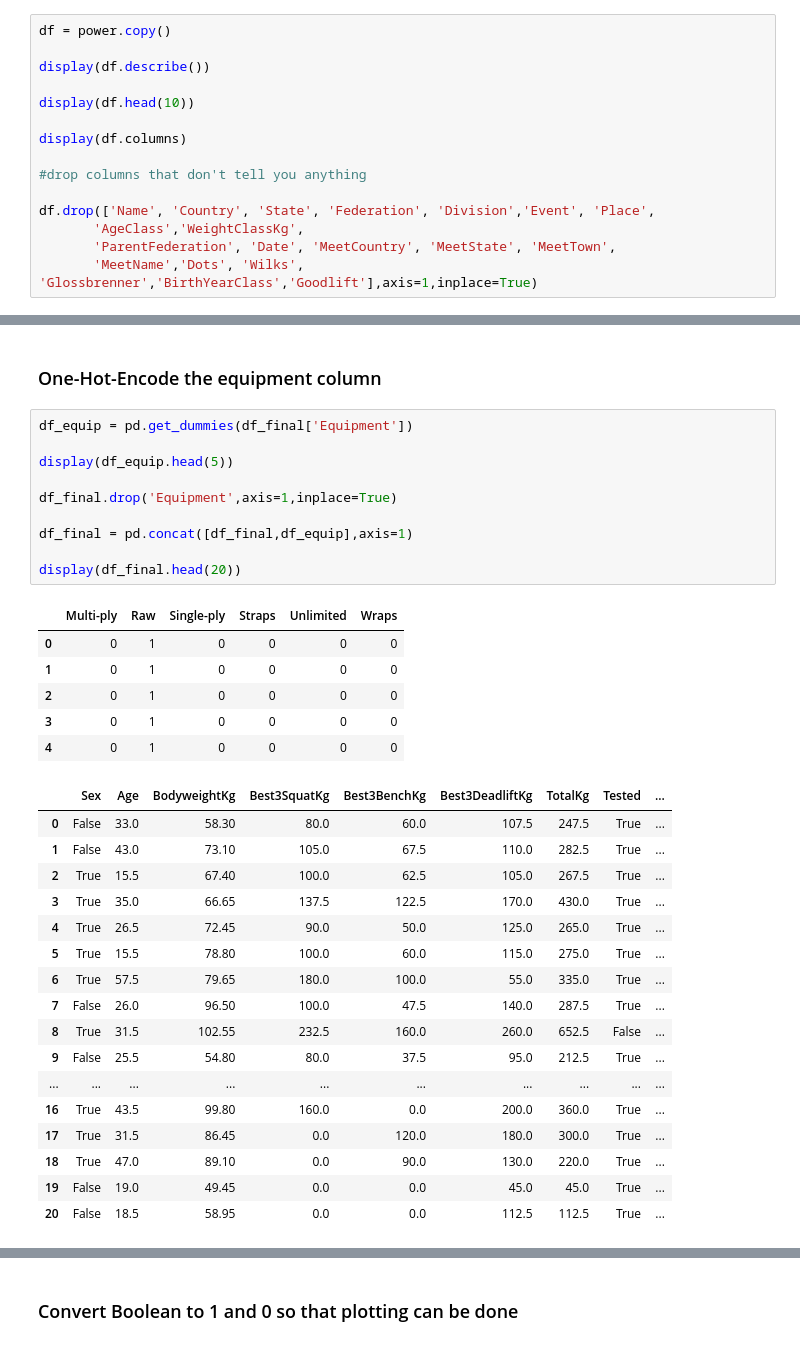
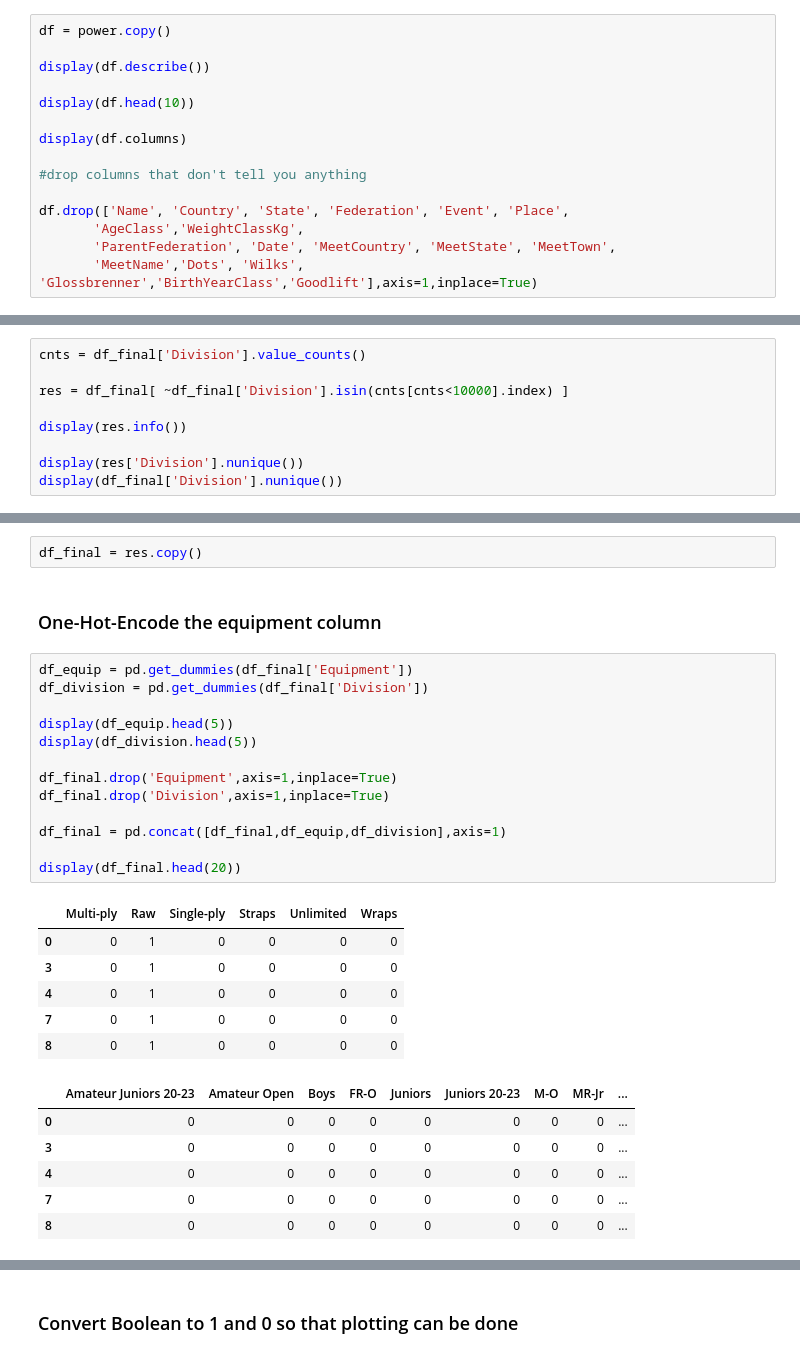
Before and after one commit to pbounds10/applliedML-5156_project, a Jupyter notebook: src/powerlifting.ipynb, the cells around one changed output, grey strips where cells are left out. Saved outputs shown, nothing was run; the diff lists cells and outputs as text.

```diff
--- a/src/powerlifting.ipynb
+++ b/src/powerlifting.ipynb
@@ -19,7 +19,7 @@ display(df.columns)
 
 #drop columns that don't tell you anything
 
-df.drop(['Name', 'Country', 'State', 'Federation', 'Division','Event', 'Place',
+df.drop(['Name', 'Country', 'State', 'Federation', 'Event', 'Place',
        'AgeClass','WeightClassKg',
        'ParentFederation', 'Date', 'MeetCountry', 'MeetState', 'MeetTown',
        'MeetName','Dots', 'Wilks', 'Glossbrenner','BirthYearClass','Goodlift'],axis=1,inplace=True)
@@ -220,0 +244,9 @@ display(df_final.head(10))
+# %%
+cnts = df_final['Division'].value_counts()
+
+res = df_final[ ~df_final['Division'].isin(cnts[cnts<10000].index) ]
+
+display(res.info())
+
+display(res['Division'].nunique())
+display(df_final['Division'].nunique())
@@ -221,36 +277,30 @@ display(df_final.head(10))
+# %%
+df_final = res.copy()
 # %% [markdown]
 ### One-Hot-Encode the equipment column
 # %%
 df_equip = pd.get_dummies(df_final['Equipment'])
+df_division = pd.get_dummies(df_final['Division'])
 
 display(df_equip.head(5))
+display(df_division.head(5))
 
 df_final.drop('Equipment',axis=1,inplace=True)
+df_final.drop('Division',axis=1,inplace=True)
 
-df_final = pd.concat([df_final,df_equip],axis=1)
+df_final = pd.concat([df_final,df_equip,df_division],axis=1)
 
 display(df_final.head(20))
 # %% [output]
 |  | Multi-ply | Raw | Single-ply | Straps | Unlimited | Wraps |
 | 0 | 0 | 1 | 0 | 0 | 0 | 0 |
-| 1 | 0 | 1 | 0 | 0 | 0 | 0 |
-| 2 | 0 | 1 | 0 | 0 | 0 | 0 |
 | 3 | 0 | 1 | 0 | 0 | 0 | 0 |
 | 4 | 0 | 1 | 0 | 0 | 0 | 0 |
+| 7 | 0 | 1 | 0 | 0 | 0 | 0 |
+| 8 | 0 | 1 | 0 | 0 | 0 | 0 |
-|  | Sex | Age | BodyweightKg | Best3SquatKg | Best3BenchKg | Best3DeadliftKg | TotalKg | Tested | ... |
-| 0 | False | 33.0 | 58.30 | 80.0 | 60.0 | 107.5 | 247.5 | True | ... |
-| 1 | False | 43.0 | 73.10 | 105.0 | 67.5 | 110.0 | 282.5 | True | ... |
-| 2 | True | 15.5 | 67.40 | 100.0 | 62.5 | 105.0 | 267.5 | True | ... |
-| 3 | True | 35.0 | 66.65 | 137.5 | 122.5 | 170.0 | 430.0 | True | ... |
-| 4 | True | 26.5 | 72.45 | 90.0 | 50.0 | 125.0 | 265.0 | True | ... |
-| 5 | True | 15.5 | 78.80 | 100.0 | 60.0 | 115.0 | 275.0 | True | ... |
-| 6 | True | 57.5 | 79.65 | 180.0 | 100.0 | 55.0 | 335.0 | True | ... |
-| 7 | False | 26.0 | 96.50 | 100.0 | 47.5 | 140.0 | 287.5 | True | ... |
-| 8 | True | 31.5 | 102.55 | 232.5 | 160.0 | 260.0 | 652.5 | False | ... |
-| 9 | False | 25.5 | 54.80 | 80.0 | 37.5 | 95.0 | 212.5 | True | ... |
-| ... | ... | ... | ... | ... | ... | ... | ... | ... | ... |
-| 16 | True | 43.5 | 99.80 | 160.0 | 0.0 | 200.0 | 360.0 | True | ... |
-| 17 | True | 31.5 | 86.45 | 0.0 | 120.0 | 180.0 | 300.0 | True | ... |
-| 18 | True | 47.0 | 89.10 | 0.0 | 90.0 | 130.0 | 220.0 | True | ... |
-| 19 | False | 19.0 | 49.45 | 0.0 | 0.0 | 45.0 | 45.0 | True | ... |
-| 20 | False | 18.5 | 58.95 | 0.0 | 0.0 | 112.5 | 112.5 | True | ... |
+|  | Amateur Juniors 20-23 | Amateur Open | Boys | FR-O | Juniors | Juniors 20-23 | M-O | MR-Jr | ... |
+| 0 | 0 | 0 | 0 | 0 | 0 | 0 | 0 | 0 | ... |
+| 3 | 0 | 0 | 0 | 0 | 0 | 0 | 0 | 0 | ... |
+| 4 | 0 | 0 | 0 | 0 | 0 | 0 | 0 | 0 | ... |
+| 7 | 0 | 0 | 0 | 0 | 0 | 0 | 0 | 0 | ... |
+| 8 | 0 | 0 | 0 | 0 | 0 | 0 | 0 | 0 | ... |
```
Also changed, not shown: parts of 14 cells of this notebook, 1 other file.
